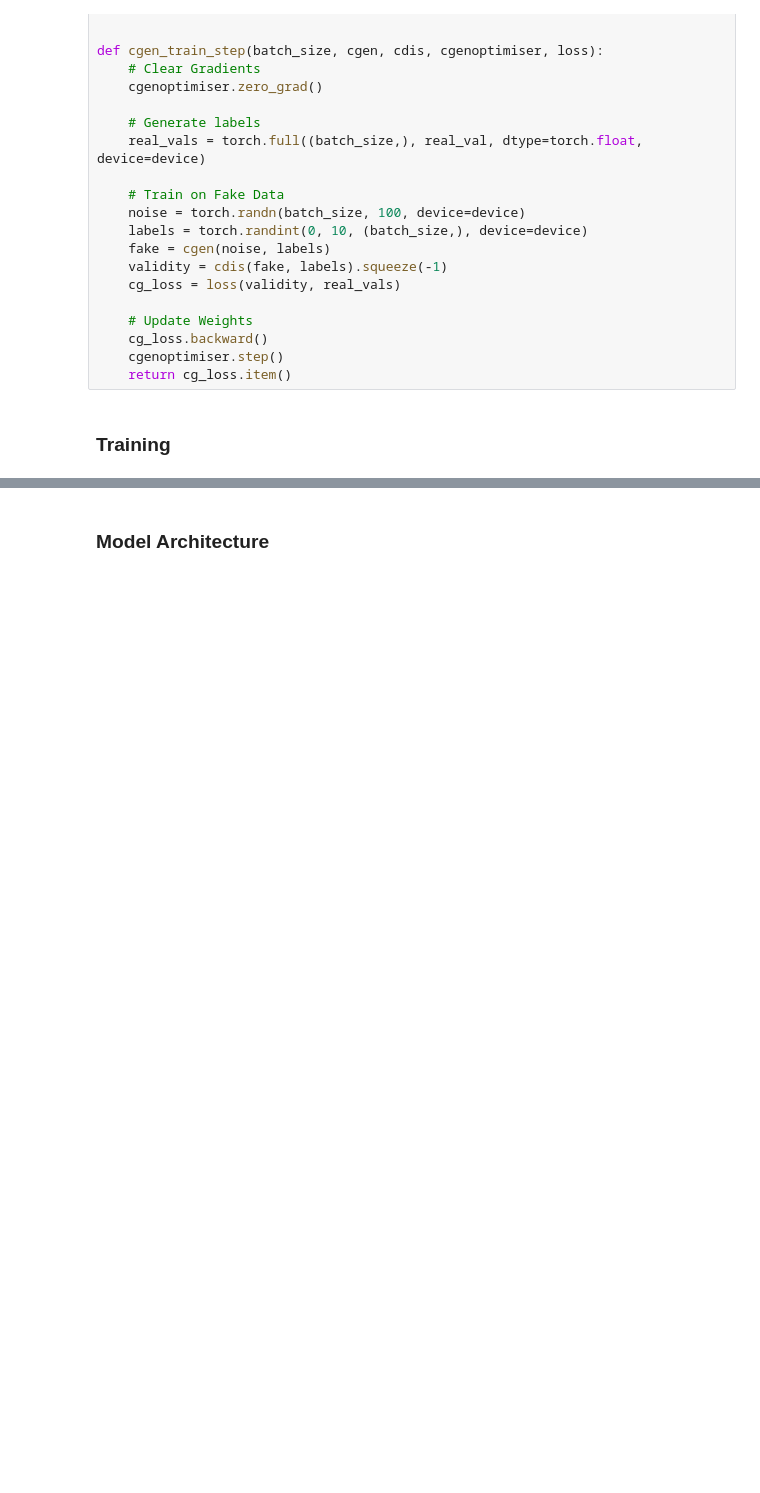
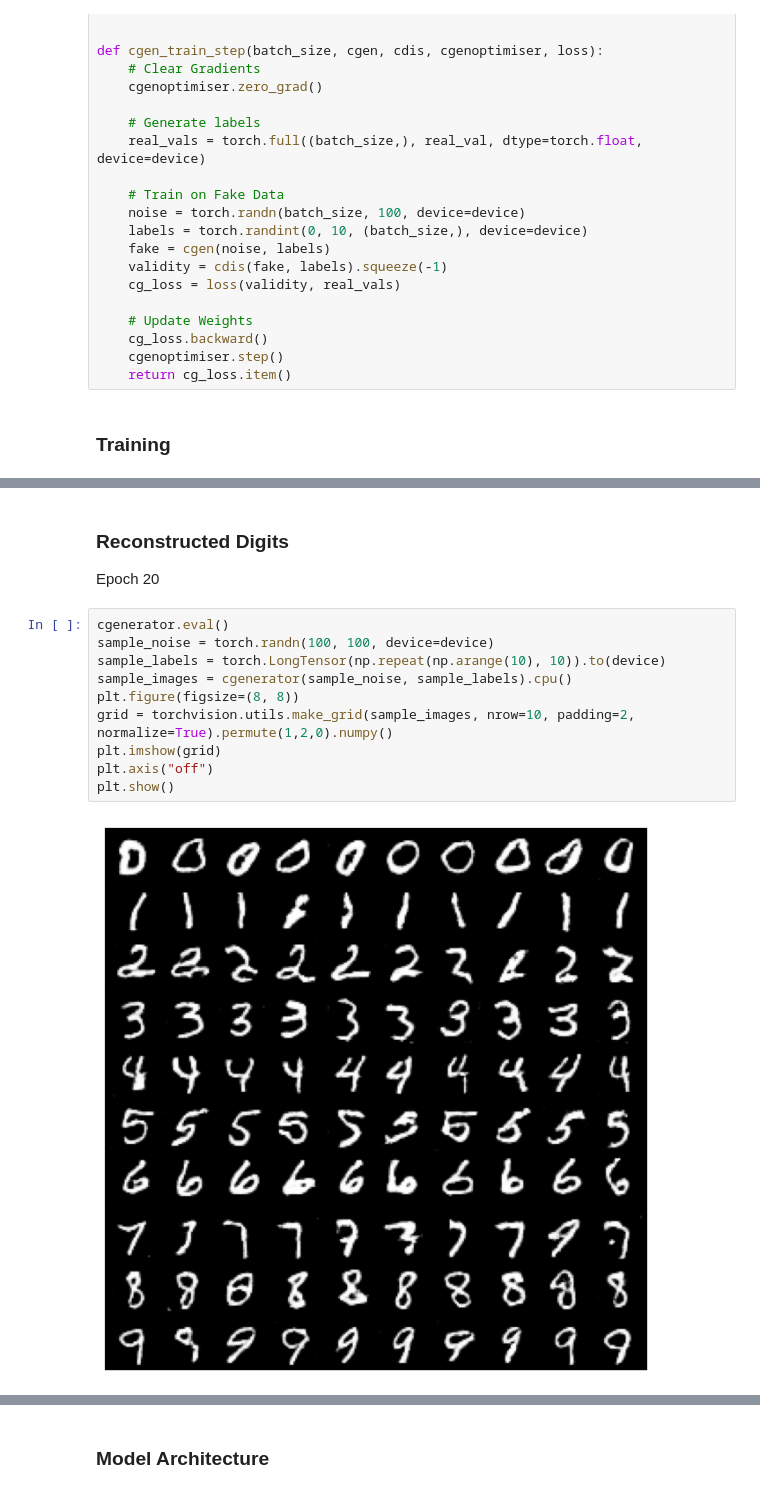
Before and after one commit to TeeJayBaker/SonyCSL, a Jupyter notebook: ASSIGNMENT_TOM_BAKER.ipynb, the cells around one changed output, grey strips where cells are left out. Cells and saved outputs as stored; diff of their text form; blank space fills up the shorter version.

```diff
--- a/ASSIGNMENT_TOM_BAKER.ipynb
+++ b/ASSIGNMENT_TOM_BAKER.ipynb
@@ -548,3 +550,18 @@ Final: g_loss: 2.362304696904571, d_loss: 0.6007680226999051
+# %% [markdown]
+### Reconstructed Digits
+Epoch 20
+# %%
+cgenerator.eval()
+sample_noise = torch.randn(100, 100, device=device)
+sample_labels = torch.LongTensor(np.repeat(np.arange(10), 10)).to(device)
+sample_images = cgenerator(sample_noise, sample_labels).cpu()
+plt.figure(figsize=(8, 8))
+grid = torchvision.utils.make_grid(sample_images, nrow=10, padding=2, normalize=True).permute(1,2,0).numpy()
+plt.imshow(grid)
+plt.axis("off")
+plt.show()
+# %% [output]
+[figure, added]
 # %% [markdown]
 ## Encoder Conditional GAN (e-cGAN)
 
```
Also changed, not shown: parts of 27 cells of this notebook.
